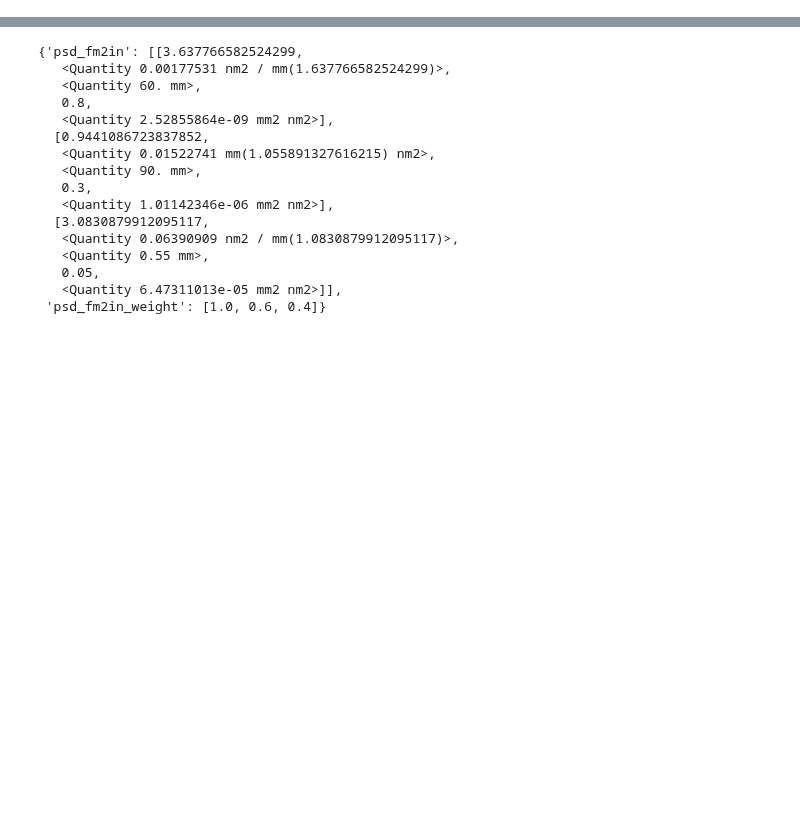
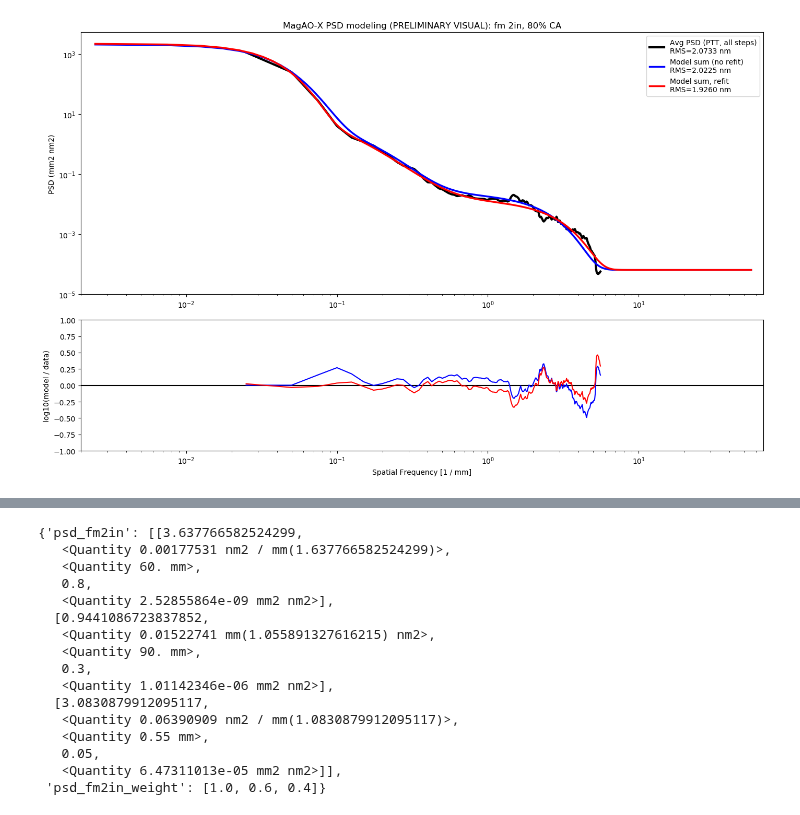
Before and after one commit to magao-x/magaox_poppy, a Jupyter notebook: PSD/PSDmodel_fm_2inch.ipynb, the cells around one changed output, grey strips where cells are left out. Saved outputs shown, nothing was run; the diff lists cells and outputs as text; code cells hidden in the pictures; blank space fills up the shorter version.

```diff
--- a/PSD/PSDmodel_fm_2inch.ipynb
+++ b/PSD/PSDmodel_fm_2inch.ipynb
@@ -113,0 +174,31 @@ RMS value: 1.4305 nm
+# %%
+k_radial = avg_psd.k_radial.value
+psd_radial = avg_psd.psd_radial_cal.value
+k_range_mdl = mdl_set[0].k_range.value
+
+plt.figure(figsize=[14,9],dpi=100)
+gs = gridspec.GridSpec(ncols=1, nrows=2, height_ratios=[4,2])
+ax0 = plt.subplot(gs[0])
+ax0.loglog(k_radial, psd_radial, 'k', linewidth=3, label='Avg PSD (PTT, all steps)\nRMS={0:.4f}'.format(avg_psd.rms_tot))
+ax0.loglog(k_range_mdl, ms.psd_radial_sum.value, 'b', linewidth=2.5, label='Model sum (no refit)\nRMS={0:.4f}'.format(ms.psd_rms_sum))
+ax0.loglog(k_range_mdl, ms_refit.psd_radial_sum.value, 'r', linewidth=2.5, label='Model sum, refit\nRMS={0:.4f}'.format(ms_refit.psd_rms_sum))
+ax0.set_xlim(left=np.amin(k_range_mdl)*0.8, right=np.amax(k_range_mdl)*1.2)
+ax0.set_ylim(bottom=1e-5)
+ax0.set_ylabel('PSD ({0})'.format(ms.psd_radial_sum.unit))
+ax0.legend(prop={'size':10})#,loc='center left', bbox_to_anchor=(1, 0.5))
+ax0.set_title('MagAO-X PSD modeling (PRELIMINARY VISUAL): fm {0}, {1}% CA'.format(opt_parms['label'], opt_parms['ca']))
+
+#avg_err = np.mean(np.abs(err_ratio))
+ax1 = plt.subplot(gs[1])
+ax1.semilogx(k_radial, ms.error, 'b')
+ax1.semilogx(k_radial, ms_refit.error, 'r')
+ax1.hlines(y=0, xmin=np.amin(k_range_mdl)*0.8, xmax=np.amax(k_range_mdl)*1.2, color='k')
+ax1.set_ylim(top=1, bottom=-1)
+ax1.set_xlim(left=np.amin(k_range_mdl)*0.8, right=np.amax(k_range_mdl)*1.2)
+ax1.set_ylabel('log10(model / data)')
+ax1.set_xlabel('Spatial Frequency [{0}]'.format(ms.k_radial_data.unit))
+#ax1.annotate('Mean abs error %: {0:.4}%'.format(avg_err), **anno_opts)
+
+plt.tight_layout()
+# %% [output]
+[figure, added]
```
Also changed, not shown: parts of 13 cells of this notebook.
